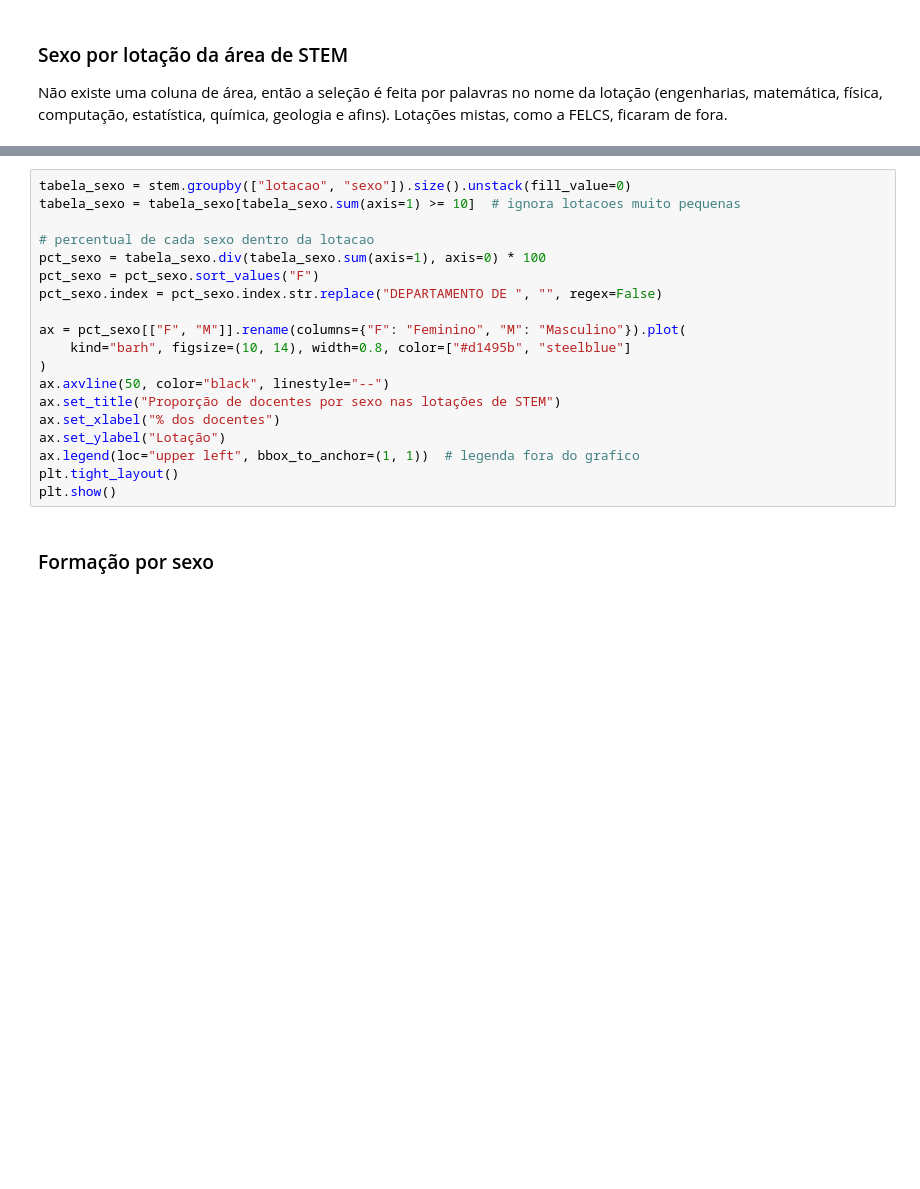
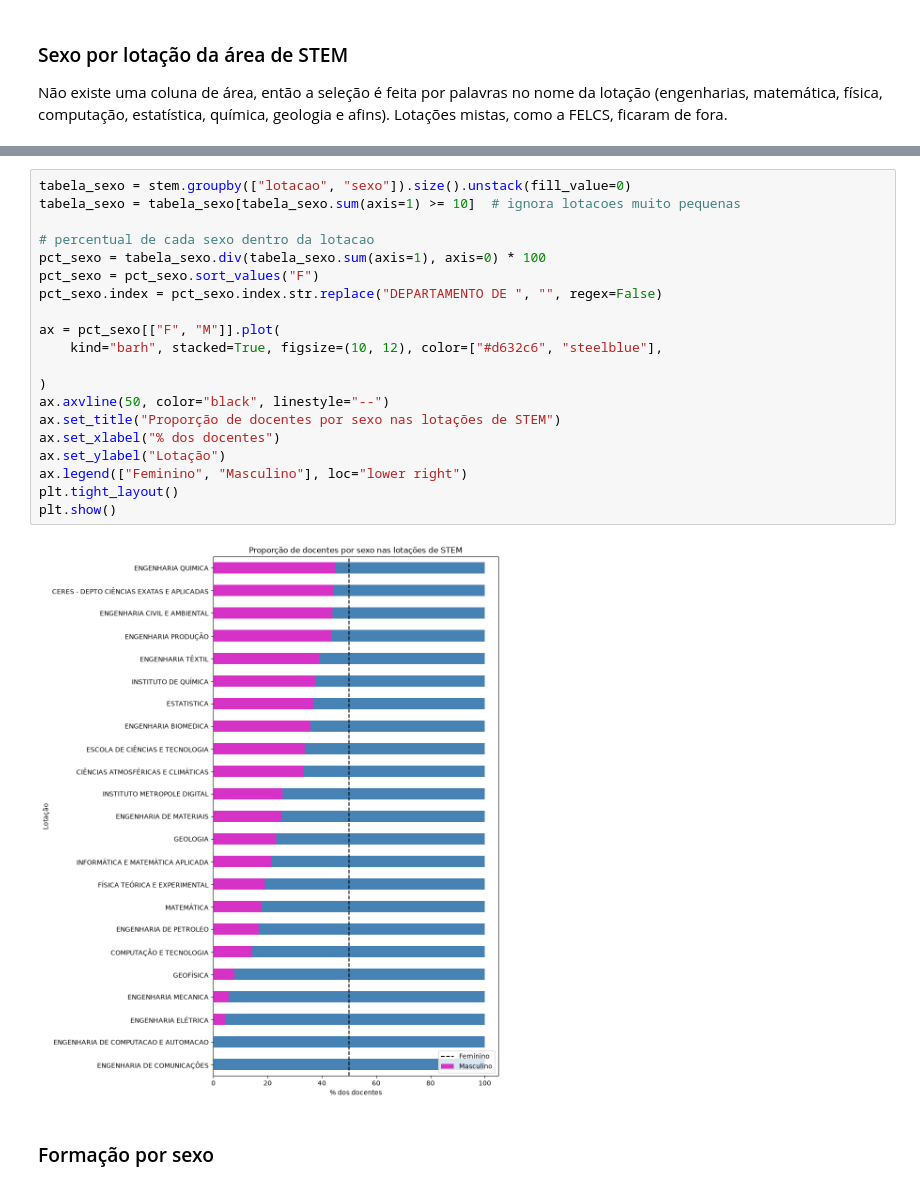
Before and after one commit to hannavit42/Ciencia_de_dados, a Jupyter notebook: Unidade_01/Professores_ufrn/notebooks/01_EDA.ipynb, the cells around one changed output, grey strips where cells are left out. Cells and saved outputs as stored; diff of their text form; blank space fills up the shorter version.

Commit message:
Atualiza notebook de EDA com as saidas dos graficos

```diff
--- a/Unidade_01/Professores_ufrn/notebooks/01_EDA.ipynb
+++ b/Unidade_01/Professores_ufrn/notebooks/01_EDA.ipynb
@@ -415,22 +366,25 @@ stem["sexo"].value_counts()
 # %%
 tabela_sexo = stem.groupby(["lotacao", "sexo"]).size().unstack(fill_value=0)
 tabela_sexo = tabela_sexo[tabela_sexo.sum(axis=1) >= 10]  # ignora lotacoes muito pequenas
 
 # percentual de cada sexo dentro da lotacao
 pct_sexo = tabela_sexo.div(tabela_sexo.sum(axis=1), axis=0) * 100
 pct_sexo = pct_sexo.sort_values("F")
 pct_sexo.index = pct_sexo.index.str.replace("DEPARTAMENTO DE ", "", regex=False)
 
-ax = pct_sexo[["F", "M"]].rename(columns={"F": "Feminino", "M": "Masculino"}).plot(
-    kind="barh", figsize=(10, 14), width=0.8, color=["#d1495b", "steelblue"]
+ax = pct_sexo[["F", "M"]].plot(
+    kind="barh", stacked=True, figsize=(10, 12), color=["#d632c6", "steelblue"],
+
 )
 ax.axvline(50, color="black", linestyle="--")
 ax.set_title("Proporção de docentes por sexo nas lotações de STEM")
 ax.set_xlabel("% dos docentes")
 ax.set_ylabel("Lotação")
-ax.legend(loc="upper left", bbox_to_anchor=(1, 1))  # legenda fora do grafico
+ax.legend(["Feminino", "Masculino"], loc="lower right")
 plt.tight_layout()
 plt.show()
+# %% [output]
+[figure, added]
 # %% [markdown]
 ### Formação por sexo
 # %%
```
Also changed, not shown: parts of 17 cells of this notebook.
